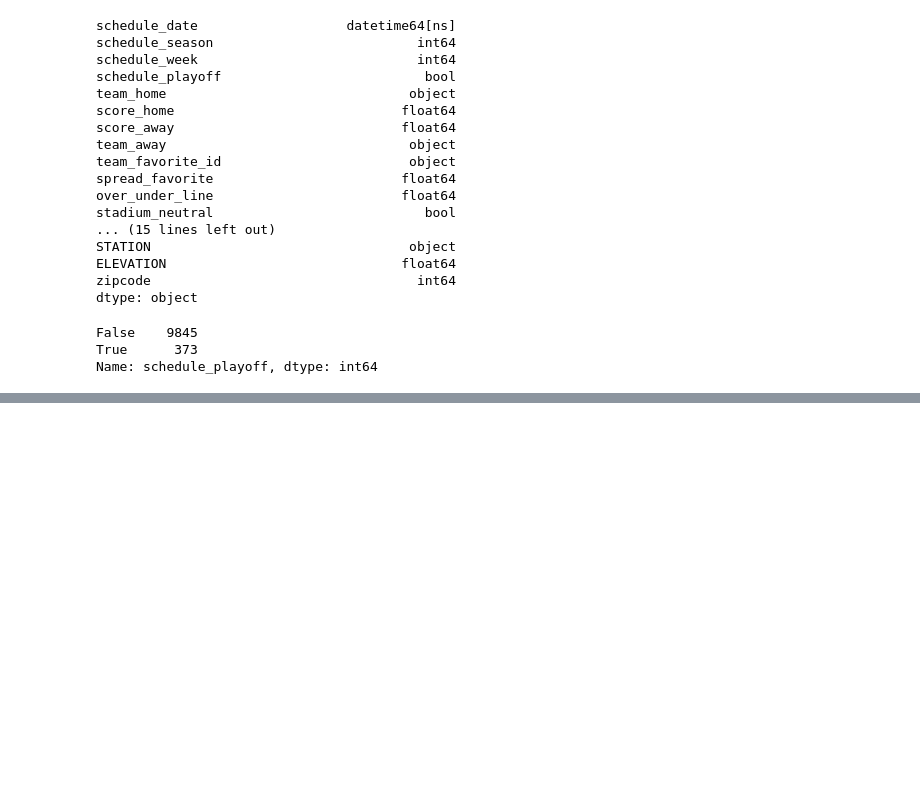
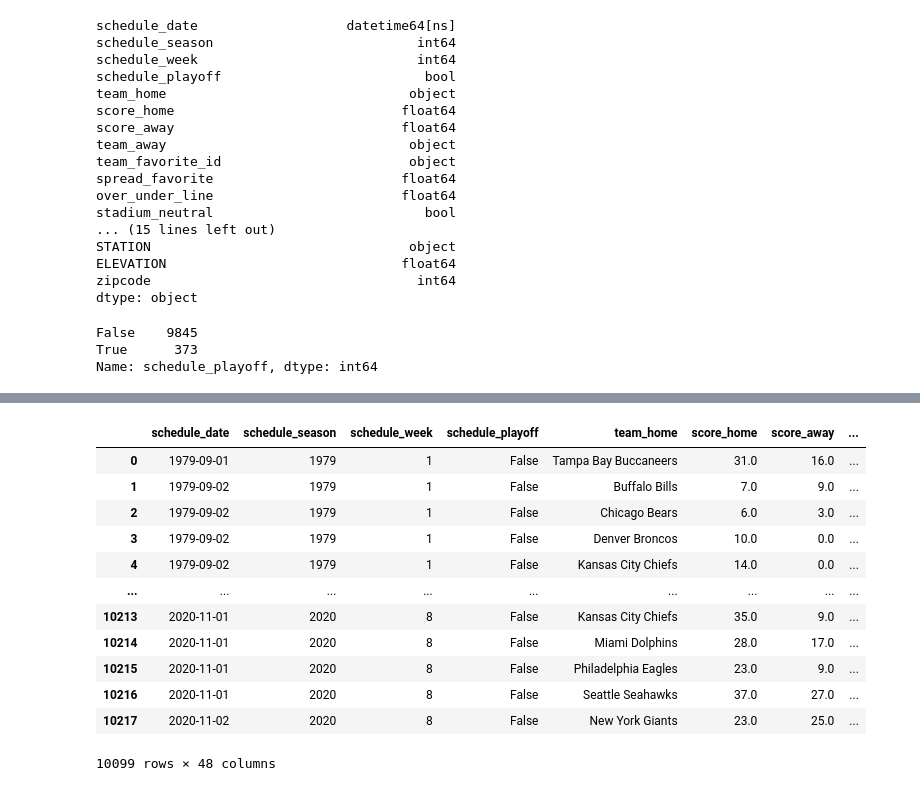
Before and after one commit to azieky/over_under_predictor, a Jupyter notebook: Cleaning_Notebook.ipynb, the cells around one changed output, grey strips where cells are left out. Cells and saved outputs as stored; diff of their text form; code cells hidden in the pictures; blank space fills up the shorter version.

Commit message:
Modeling with Season Data

```diff
--- a/Cleaning_Notebook.ipynb
+++ b/Cleaning_Notebook.ipynb
@@ -369 +356,42 @@ Name: schedule_playoff, dtype: int64
+# %%
+home_team_df = team_df
+away_team_df = team_df
+# %%
+# Get Home Team Season Data & Merge to Final Dataframe
+home_team_df['schedule_season'] = home_team_df['Season_Year'] + 1
+home_team_df['T'] = home_team_df['T'].fillna(0)
+home_team_df['PF_per_game'] = home_team_df['PF']/(home_team_df['W'] + home_team_df['L'] + home_team_df['T'])
+home_team_df['PA_per_game'] = home_team_df['PA']/(home_team_df['W'] + home_team_df['L'] + home_team_df['T'])
+home_team_df = home_team_df.drop(columns=['Season_Year', 'W', 'L', 'T','PF','PA'])
+
+col_names = list(home_team_df.columns)
+home_col_names = ["home_" + col for col in col_names]
+home_team_df.columns = home_col_names
+home_team_df['team_home'] = home_team_df['home_Tm']
+home_team_df['schedule_season'] = home_team_df['home_schedule_season']
+home_team_df = home_team_df.drop(columns=['home_Tm','home_schedule_season'])
+
+final_df = df.merge(home_team_df,how='left')
+# %%
+# Get Away Team Season Data & Merge to Final Dataframe
+away_team_df['schedule_season'] = away_team_df['Season_Year'] + 1
+away_team_df['T'] = away_team_df['T'].fillna(0)
+away_team_df['PF_per_game'] = away_team_df['PF']/(away_team_df['W'] + away_team_df['L'] + away_team_df['T'])
+away_team_df['PA_per_game'] = away_team_df['PA']/(away_team_df['W'] + away_team_df['L'] + away_team_df['T'])
+away_team_df = away_team_df.drop(columns=['Season_Year', 'W', 'L', 'T','PF','PA'])
+
+col_names = list(away_team_df.columns)
+away_col_names = ["away_" + col for col in col_names]
+away_team_df.columns = away_col_names
+away_team_df['team_home'] = away_team_df['away_Tm']
+away_team_df['schedule_season'] = away_team_df['away_schedule_season']
+away_team_df = away_team_df.drop(columns=['away_Tm','away_schedule_season'])
+
+final_df = final_df.merge(away_team_df,how='left')
+# %%
+#### Will Amend if there is Time #### Fix Outdate Team Names
+
+final_df[final_df['home_W-L%'].isna()].team_home.value_counts()
+
+final_df = final_df.dropna(subset=['home_W-L%'])
 # %%
@@ -370,0 +399,16 @@ df.to_csv('final_df.csv', index = False, header=True)
+# %%
+final_df
+# %% [output]
+|  | schedule_date | schedule_season | schedule_week | schedule_playoff | team_home | score_home | score_away | ... |
+| 0 | 1979-09-01 | 1979 | 1 | False | Tampa Bay Buccaneers | 31.0 | 16.0 | ... |
+| 1 | 1979-09-02 | 1979 | 1 | False | Buffalo Bills | 7.0 | 9.0 | ... |
+| 2 | 1979-09-02 | 1979 | 1 | False | Chicago Bears | 6.0 | 3.0 | ... |
+| 3 | 1979-09-02 | 1979 | 1 | False | Denver Broncos | 10.0 | 0.0 | ... |
+| 4 | 1979-09-02 | 1979 | 1 | False | Kansas City Chiefs | 14.0 | 0.0 | ... |
+| ... | ... | ... | ... | ... | ... | ... | ... | ... |
+| 10213 | 2020-11-01 | 2020 | 8 | False | Kansas City Chiefs | 35.0 | 9.0 | ... |
+| 10214 | 2020-11-01 | 2020 | 8 | False | Miami Dolphins | 28.0 | 17.0 | ... |
+| 10215 | 2020-11-01 | 2020 | 8 | False | Philadelphia Eagles | 23.0 | 9.0 | ... |
+| 10216 | 2020-11-01 | 2020 | 8 | False | Seattle Seahawks | 37.0 | 27.0 | ... |
+| 10217 | 2020-11-02 | 2020 | 8 | False | New York Giants | 23.0 | 25.0 | ... |
+10099 rows × 48 columns
```
Also changed, not shown: parts of 4 cells of this notebook, 4 other files.
